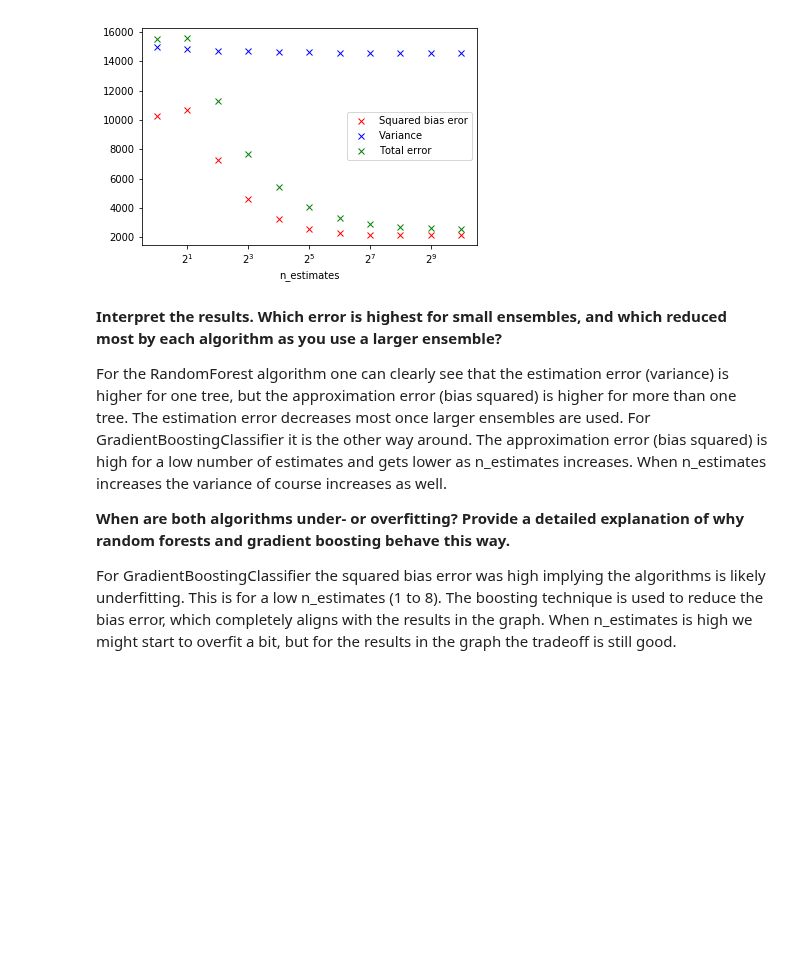
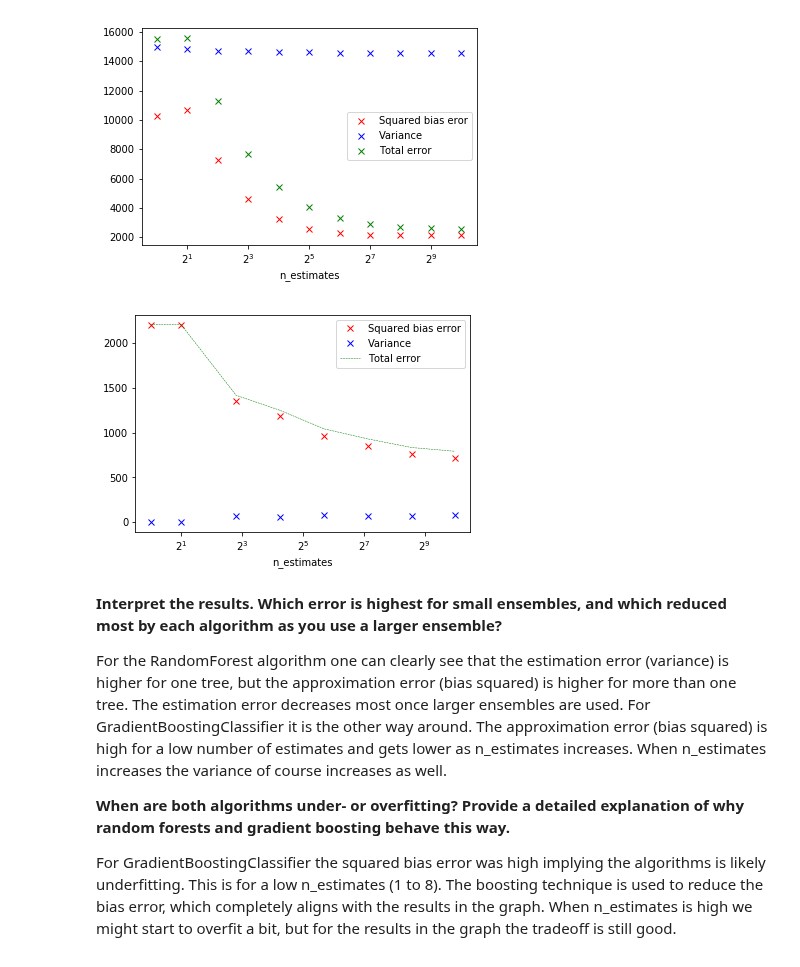
Before and after one commit to Mesoptier/ML-course, a Jupyter notebook: Assignment 1.ipynb, the cells around one changed output. Cells and saved outputs as stored; diff of their text form; code cells hidden in the pictures; blank space fills up the shorter version.

```diff
--- a/Assignment 1.ipynb
+++ b/Assignment 1.ipynb
@@ -701,7 +701,7 @@ plt.show()
 from sklearn.ensemble import GradientBoostingClassifier
 from sklearn.model_selection import train_test_split, ShuffleSplit
 import numpy as np
-
+import time
 X_train, X_test, y_train, y_test = train_test_split(X, y, stratify=y,
                                                     random_state=42)
 gradient_bias_sq = []
@@ -743,18 +743,20 @@ for n_trees in np.logspace(0,10,num = 11, base =2).astype(np.int64):
     gradient_error.append(error)
     time_vec.append(time.time()-start_time)
     #   Stops the program after serveral minutes
-    if sum(time_vec) > 15*60:
+    if sum(time_vec) > 300:
         break
 # %%
-sp = np.logspace(0,10,num = 11, base =2).astype(np.int64)
+sp = np.logspace(0,10,num = 8, base =2).astype(np.int64)
 plt.plot(sp,gradient_bias_sq, 'rx', label = "Squared bias error") # Approximation error
 plt.plot(sp,gradient_var, 'bx', label = "Variance") # Estimation error
 plt.plot(sp,gradient_error, 'g--', label = "Total error")
 plt.xlabel('n_estimates')
 plt.xscale('log',basex=2)
 plt.ylabel('')
 plt.legend()
 plt.show()
+# %% [output]
+[figure, added]
 # %% [markdown]
 **Interpret the results. Which error is highest for small ensembles, and which reduced most by each algorithm as you use a larger ensemble?**
 
```
